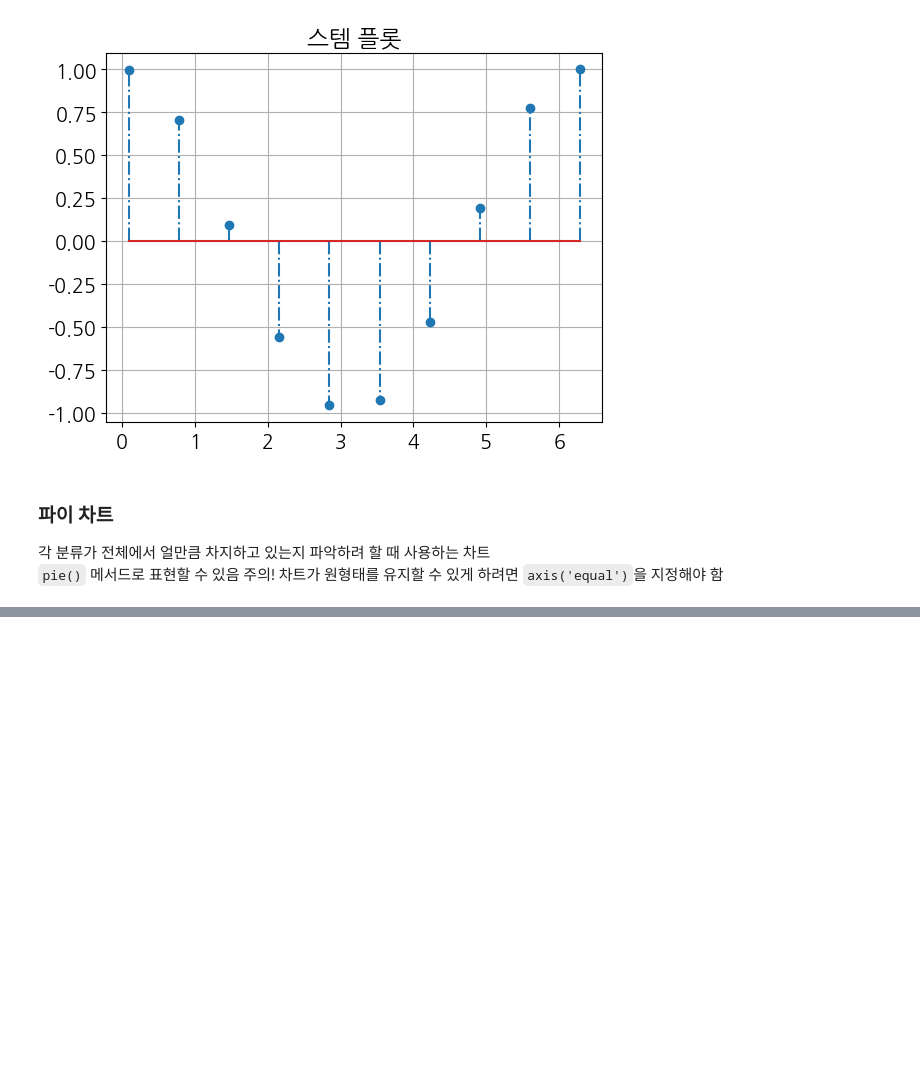
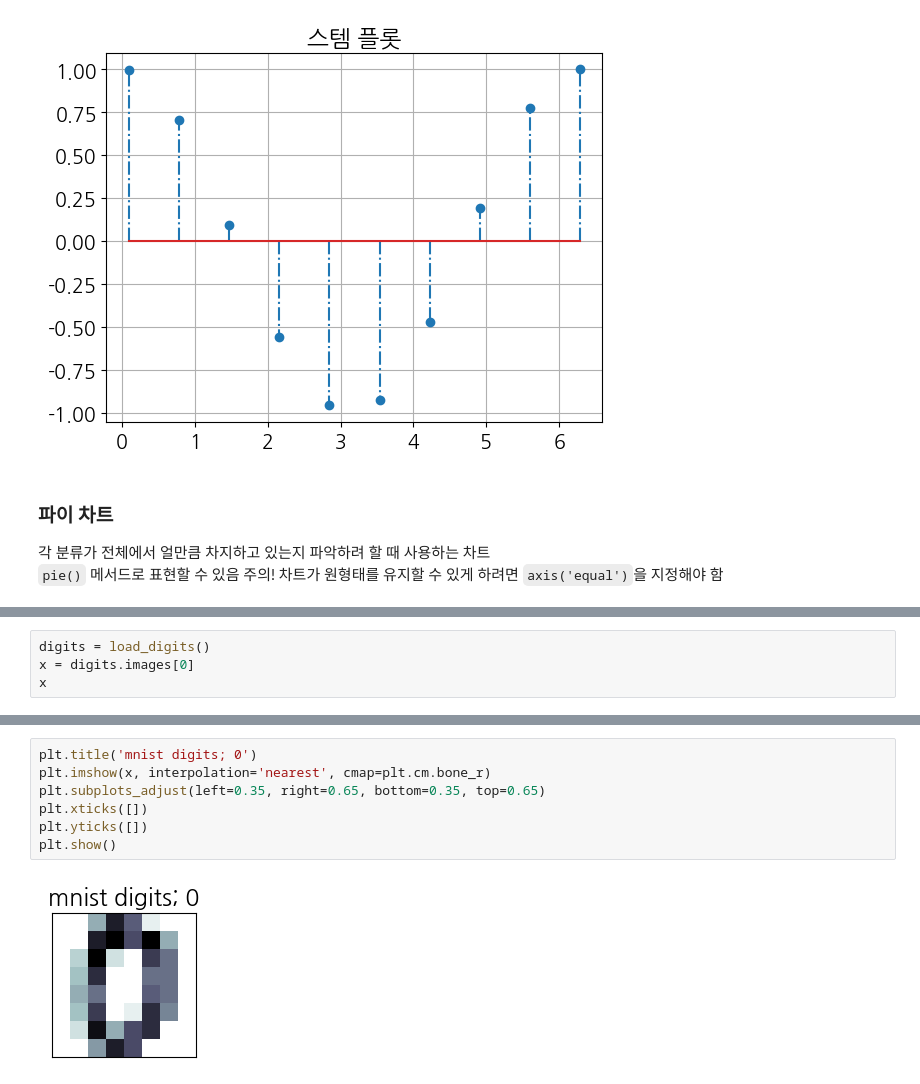
Before and after one commit to Chixol/Python, a Jupyter notebook: matplotlib_visualize_data/matplotlib_variety_plots.ipynb, the cells around one changed output, grey strips where cells are left out. Drawn from its saved outputs; the diff is of its cells as text; blank space fills up the shorter version.

```diff
--- a/matplotlib_visualize_data/matplotlib_variety_plots.ipynb
+++ b/matplotlib_visualize_data/matplotlib_variety_plots.ipynb
@@ -85,0 +147,4 @@ plt.show
+# %%
+digits = load_digits()
+x = digits.images[0]
+x
@@ -85,0 +160,9 @@ plt.show
+# %%
+plt.title('mnist digits; 0')
+plt.imshow(x, interpolation='nearest', cmap=plt.cm.bone_r)
+plt.subplots_adjust(left=0.35, right=0.65, bottom=0.35, top=0.65)
+plt.xticks([])
+plt.yticks([])
+plt.show()
+# %% [output]
+[figure, added]
```
Also changed, not shown: parts of 14 cells of this notebook.
